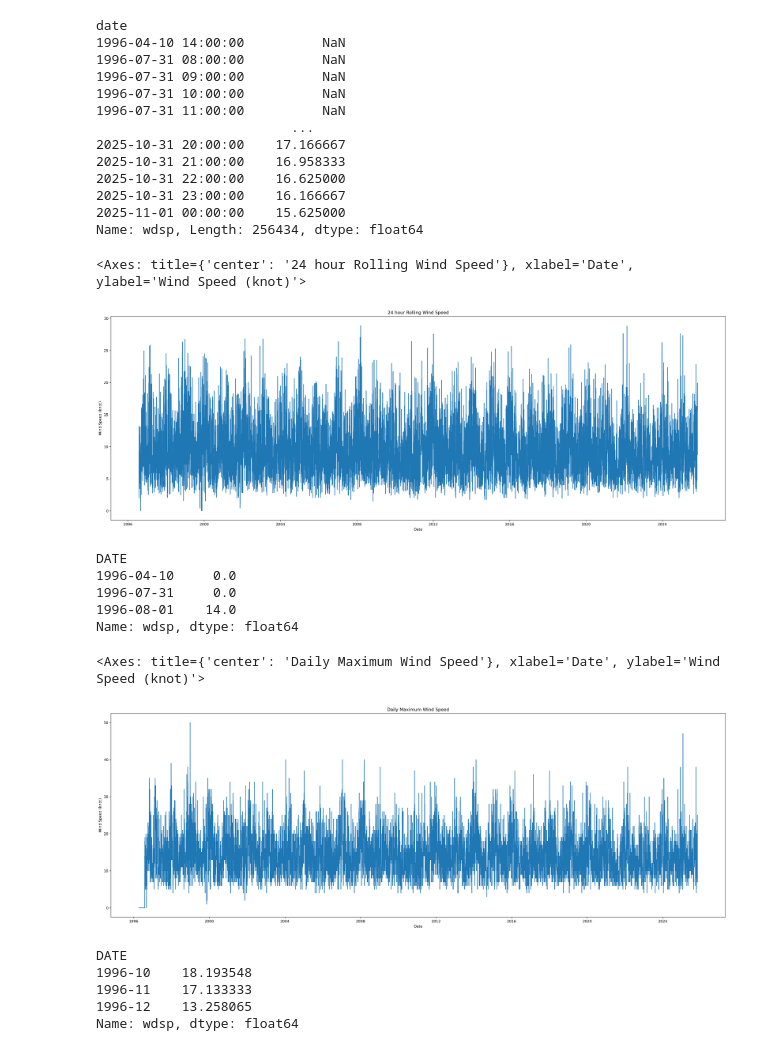
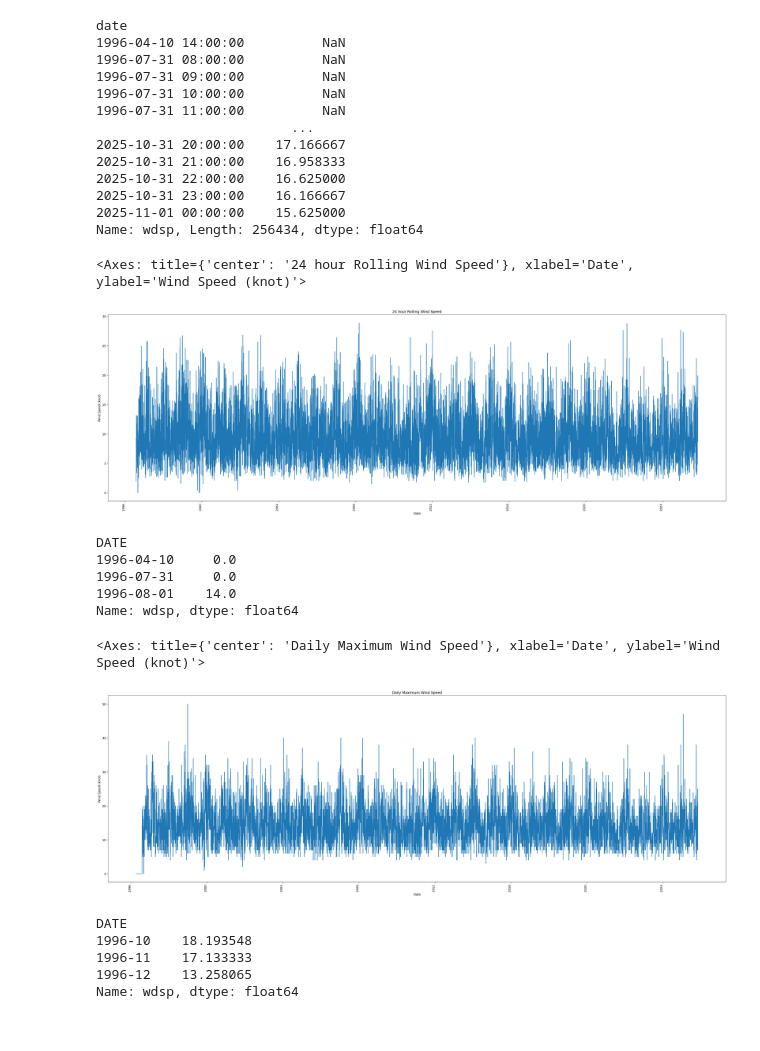
Before and after one commit to akshaypastagiya/PFDA, a Jupyter notebook: Assignments/assignment06-Weather.ipynb, the cells around one changed output. Drawn from its saved outputs; the diff is of its cells as text; code cells hidden in the pictures.

```diff
--- a/Assignments/assignment06-Weather.ipynb
+++ b/Assignments/assignment06-Weather.ipynb
@@ -124,13 +134,16 @@ Name: wdsp, Length: 256434, dtype: float64
 # %%
 # plot the rolling wind speed
 fig, ax = plt.subplots(figsize=(30, 10), dpi=140)
 ax.set_xlabel('Date')
 ax.set_ylabel('Wind Speed (knot)')
 ax.set_title('24 hour Rolling Wind Speed')
+ax.axes.autoscale('both')
+plt.gcf().autofmt_xdate(rotation=90)
+plt.tight_layout()
 sns.lineplot(data=rolling_wind_speed,ax=ax)
 # %% [output]
 <Axes: title={'center': '24 hour Rolling Wind Speed'}, xlabel='Date', ylabel='Wind Speed (knot)'>
-[figure, old version]
+[figure, new version]
 # %%
 # Get Maximum windspeed of the day
 day_max_windspeed = df.groupby('DATE')['wdsp'].max()
@@ -147,10 +160,13 @@ fig, ax = plt.subplots(figsize=(30, 10), dpi=140)
 ax.set_xlabel('Date')
 ax.set_ylabel('Wind Speed (knot)')
 ax.set_title('Daily Maximum Wind Speed')
+ax.axes.autoscale('both')
+plt.gcf().autofmt_xdate(rotation=90)
+plt.tight_layout()
 sns.lineplot(data=day_max_windspeed,ax=ax)
 # %% [output]
 <Axes: title={'center': 'Daily Maximum Wind Speed'}, xlabel='Date', ylabel='Wind Speed (knot)'>
-[figure, old version]
+[figure, new version]
 # %%
 # Calculate monthly mean of daily maximum windspeed
 monthly_max_wind_speed = day_max_windspeed.groupby(pd.to_datetime(day_max_windspeed.index).year.astype(dtype='str') +"-"+ pd.to_datetime(day_max_windspeed.index).month.astype(dtype='str')).mean()
```
Also changed, not shown: parts of 4 cells of this notebook.
